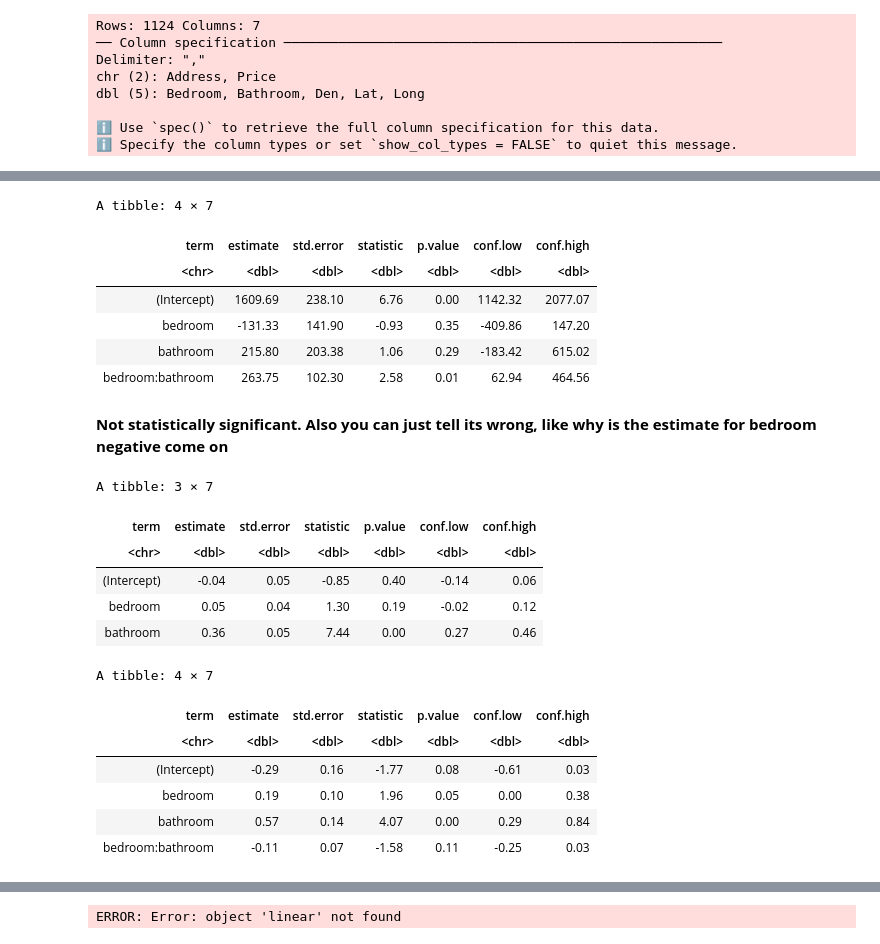
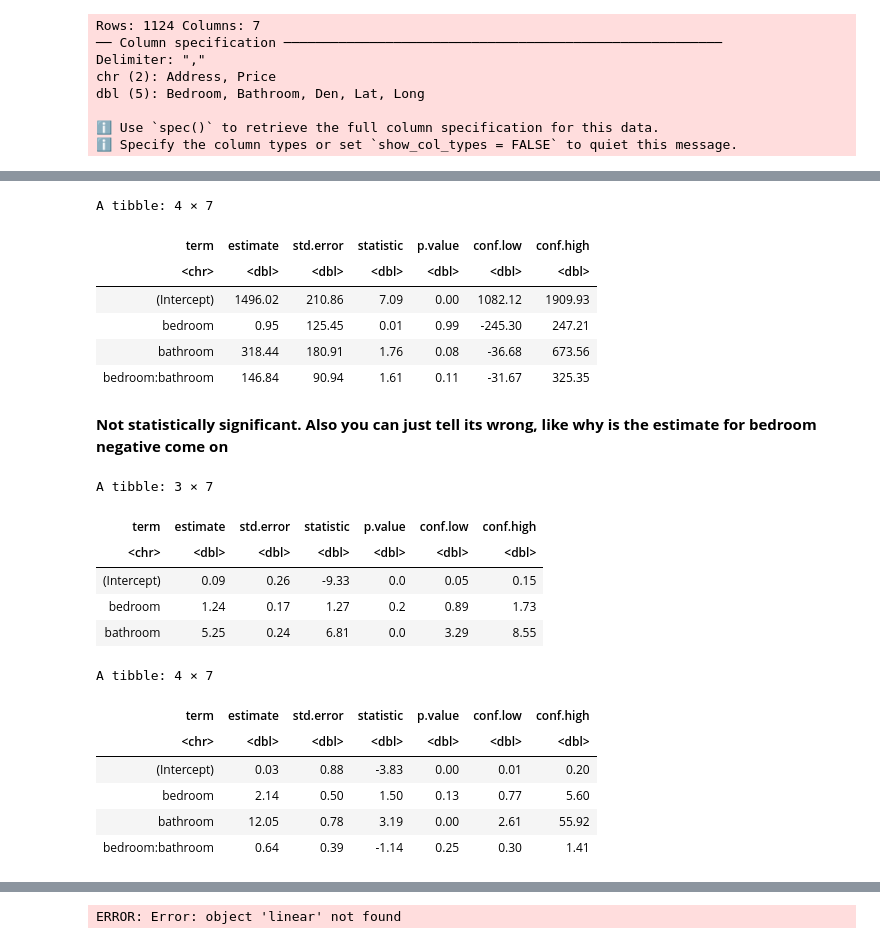
Before and after one commit to r4ina/stat301-project, a Jupyter notebook: austinscode.ipynb, the cells around one changed output, grey strips where cells are left out. Saved outputs shown, nothing was run; the diff lists cells and outputs as text; code cells hidden in the pictures.

```diff
--- a/austinscode.ipynb
+++ b/austinscode.ipynb
@@ -62,7 +41,7 @@ dbl (5): Bedroom, Bathroom, Den, Lat, Long
 ℹ Use `spec()` to retrieve the full column specification for this data.
 ℹ Specify the column types or set `show_col_types = FALSE` to quiet this message.
 # %%
-data <- data %>%
+data <- read_csv("Toronto_apartment_rentals_2018.csv") %>%
   # Removing duplicate rows
   distinct() %>%
   # Removing unnecessary columns
@@ -72,5 +51,5 @@ data <- data %>%
   # Converting price to a number
   mutate(price = parse_number(price)) %>%
   # Removing outliers
-  filter(!price %in% c(65, 99, 99, 36900, 535000)) %>%
+  filter(price < 6000, price > 100) %>%
 mutate(high_price = if_else(price > mean(price), 1, 0))
@@ -139,38 +134,38 @@ linear_mult_results
 A tibble: 4 × 7
 | term | estimate | std.error | statistic | p.value | conf.low | conf.high |
 | <chr> | <dbl> | <dbl> | <dbl> | <dbl> | <dbl> | <dbl> |
-| (Intercept) | 1609.69 | 238.10 | 6.76 | 0.00 | 1142.32 | 2077.07 |
-| bedroom | -131.33 | 141.90 | -0.93 | 0.35 | -409.86 | 147.20 |
-| bathroom | 215.80 | 203.38 | 1.06 | 0.29 | -183.42 | 615.02 |
-| bedroom:bathroom | 263.75 | 102.30 | 2.58 | 0.01 | 62.94 | 464.56 |
+| (Intercept) | 1496.02 | 210.86 | 7.09 | 0.00 | 1082.12 | 1909.93 |
+| bedroom | 0.95 | 125.45 | 0.01 | 0.99 | -245.30 | 247.21 |
+| bathroom | 318.44 | 180.91 | 1.76 | 0.08 | -36.68 | 673.56 |
+| bedroom:bathroom | 146.84 | 90.94 | 1.61 | 0.11 | -31.67 | 325.35 |
 # %% [markdown]
 **Not statistically significant. Also you can just tell its wrong, like why is the estimate for bedroom negative come on**
 # %%
-logistic_add <- glm(high_price ~ bedroom + bathroom, data = data)
+logistic_add <- glm(high_price ~ bedroom + bathroom, data = data, family = 'binomial')
 
 logistic_add_results <-
-   tidy(logistic_add, conf.int = TRUE, conf.level = 0.95) %>%
+   tidy(logistic_add, conf.int = TRUE, conf.level = 0.95, exponentiate = TRUE) %>%
    mutate_if(is.numeric, round, 2)
 logistic_add_results
 # %% [output]
 A tibble: 3 × 7
 | term | estimate | std.error | statistic | p.value | conf.low | conf.high |
 | <chr> | <dbl> | <dbl> | <dbl> | <dbl> | <dbl> | <dbl> |
-| (Intercept) | -0.04 | 0.05 | -0.85 | 0.40 | -0.14 | 0.06 |
-| bedroom | 0.05 | 0.04 | 1.30 | 0.19 | -0.02 | 0.12 |
-| bathroom | 0.36 | 0.05 | 7.44 | 0.00 | 0.27 | 0.46 |
+| (Intercept) | 0.09 | 0.26 | -9.33 | 0.0 | 0.05 | 0.15 |
+| bedroom | 1.24 | 0.17 | 1.27 | 0.2 | 0.89 | 1.73 |
+| bathroom | 5.25 | 0.24 | 6.81 | 0.0 | 3.29 | 8.55 |
 # %%
-logistic_mult <- glm(high_price ~ bedroom * bathroom, data = data)
+logistic_mult <- glm(high_price ~ bedroom * bathroom, data = data, family = 'binomial')
 
 logistic_mult_results <-
-   tidy(logistic_mult, conf.int = TRUE, conf.level = 0.95) %>%
+   tidy(logistic_mult, conf.int = TRUE, conf.level = 0.95, exponentiate = TRUE) %>%
    mutate_if(is.numeric, round, 2)
 logistic_mult_results
 # %% [output]
 A tibble: 4 × 7
 | term | estimate | std.error | statistic | p.value | conf.low | conf.high |
 | <chr> | <dbl> | <dbl> | <dbl> | <dbl> | <dbl> | <dbl> |
-| (Intercept) | -0.29 | 0.16 | -1.77 | 0.08 | -0.61 | 0.03 |
-| bedroom | 0.19 | 0.10 | 1.96 | 0.05 | 0.00 | 0.38 |
-| bathroom | 0.57 | 0.14 | 4.07 | 0.00 | 0.29 | 0.84 |
-| bedroom:bathroom | -0.11 | 0.07 | -1.58 | 0.11 | -0.25 | 0.03 |
+| (Intercept) | 0.03 | 0.88 | -3.83 | 0.00 | 0.01 | 0.20 |
+| bedroom | 2.14 | 0.50 | 1.50 | 0.13 | 0.77 | 5.60 |
+| bathroom | 12.05 | 0.78 | 3.19 | 0.00 | 2.61 | 55.92 |
+| bedroom:bathroom | 0.64 | 0.39 | -1.14 | 0.25 | 0.30 | 1.41 |
```
Also changed, not shown: parts of 9 cells of this notebook, 1 other file.
